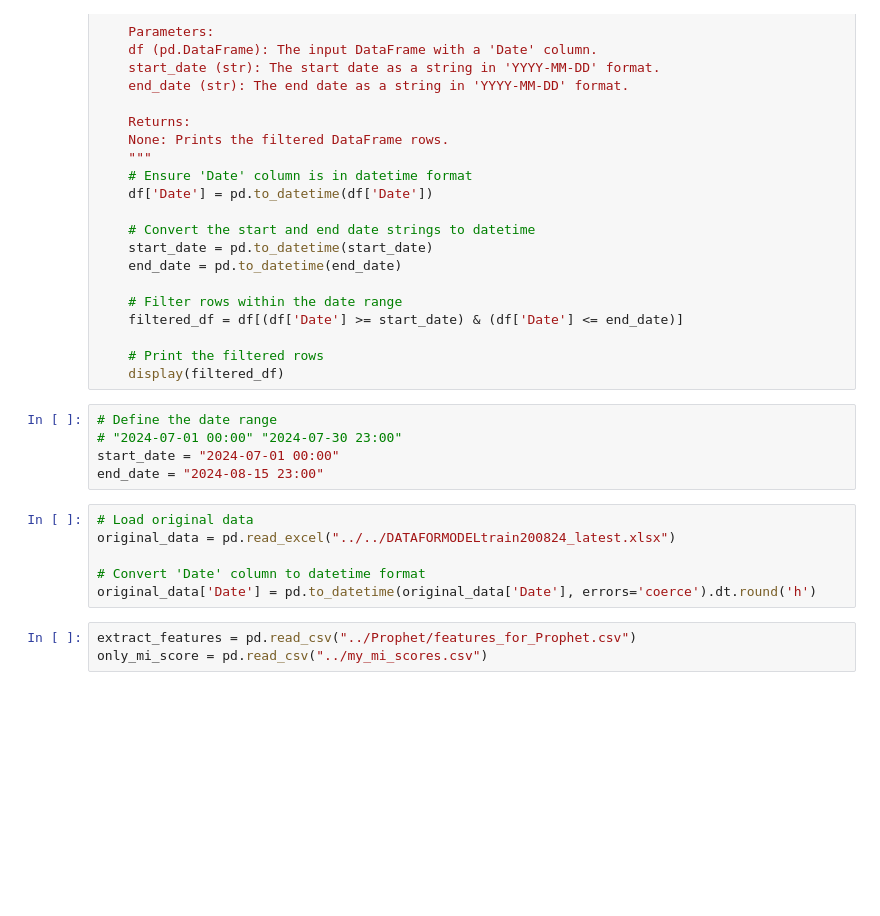
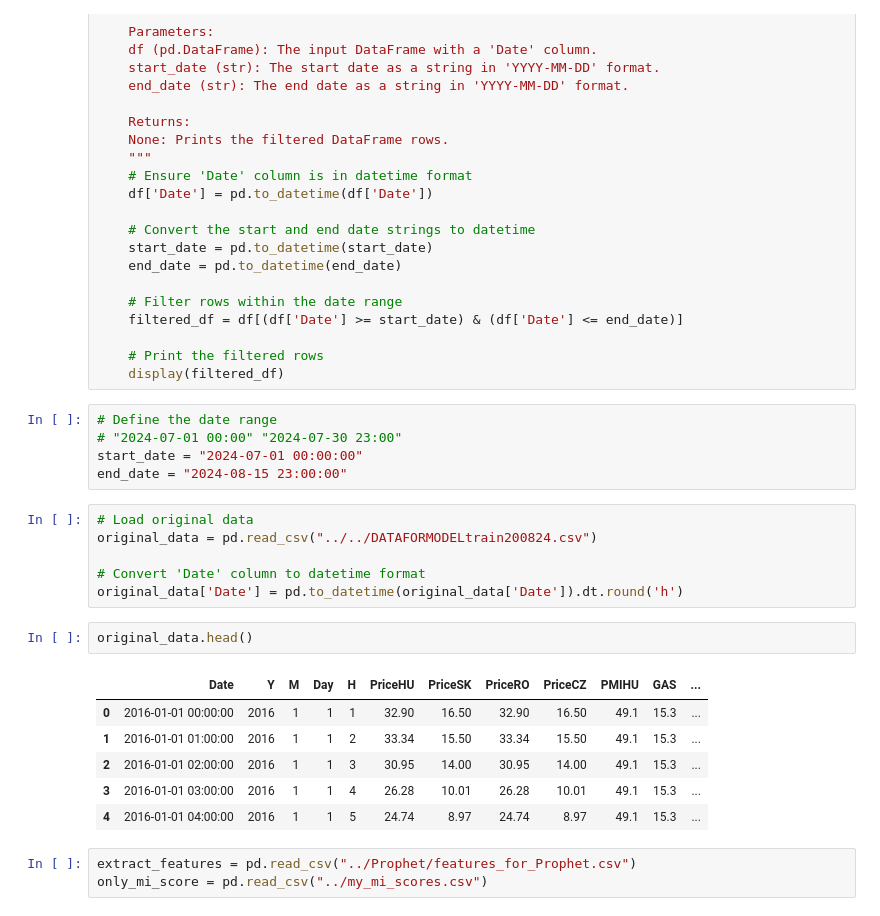
Before and after one commit to venture-data/lstm-example, a Jupyter notebook: Utility/evaluating_results.ipynb, the cells around one changed output. Cells and saved outputs as stored; diff of their text form; blank space fills up the shorter version.

```diff
--- a/Utility/evaluating_results.ipynb
+++ b/Utility/evaluating_results.ipynb
@@ -84,14 +84,23 @@ def filter_rows_by_date(df, start_date, end_date):
 # %%
 # Define the date range
 # "2024-07-01 00:00" "2024-07-30 23:00"
-start_date = "2024-07-01 00:00"
-end_date = "2024-08-15 23:00"
+start_date = "2024-07-01 00:00:00"
+end_date = "2024-08-15 23:00:00"
 # %%
 # Load original data
-original_data = pd.read_excel("../../DATAFORMODELtrain200824_latest.xlsx")
+original_data = pd.read_csv("../../DATAFORMODELtrain200824.csv")
 
 # Convert 'Date' column to datetime format
-original_data['Date'] = pd.to_datetime(original_data['Date'], errors='coerce').dt.round('h')
+original_data['Date'] = pd.to_datetime(original_data['Date']).dt.round('h')
+# %%
+original_data.head()
+# %% [output]
+|  | Date | Y | M | Day | H | PriceHU | PriceSK | PriceRO | PriceCZ | PMIHU | GAS | ... |
+| 0 | 2016-01-01 00:00:00 | 2016 | 1 | 1 | 1 | 32.90 | 16.50 | 32.90 | 16.50 | 49.1 | 15.3 | ... |
+| 1 | 2016-01-01 01:00:00 | 2016 | 1 | 1 | 2 | 33.34 | 15.50 | 33.34 | 15.50 | 49.1 | 15.3 | ... |
+| 2 | 2016-01-01 02:00:00 | 2016 | 1 | 1 | 3 | 30.95 | 14.00 | 30.95 | 14.00 | 49.1 | 15.3 | ... |
+| 3 | 2016-01-01 03:00:00 | 2016 | 1 | 1 | 4 | 26.28 | 10.01 | 26.28 | 10.01 | 49.1 | 15.3 | ... |
+| 4 | 2016-01-01 04:00:00 | 2016 | 1 | 1 | 5 | 24.74 | 8.97 | 24.74 | 8.97 | 49.1 | 15.3 | ... |
 # %%
 extract_features = pd.read_csv("../Prophet/features_for_Prophet.csv")
 only_mi_score = pd.read_csv("../my_mi_scores.csv")
```
Also changed, not shown: parts of 6 cells of this notebook.
